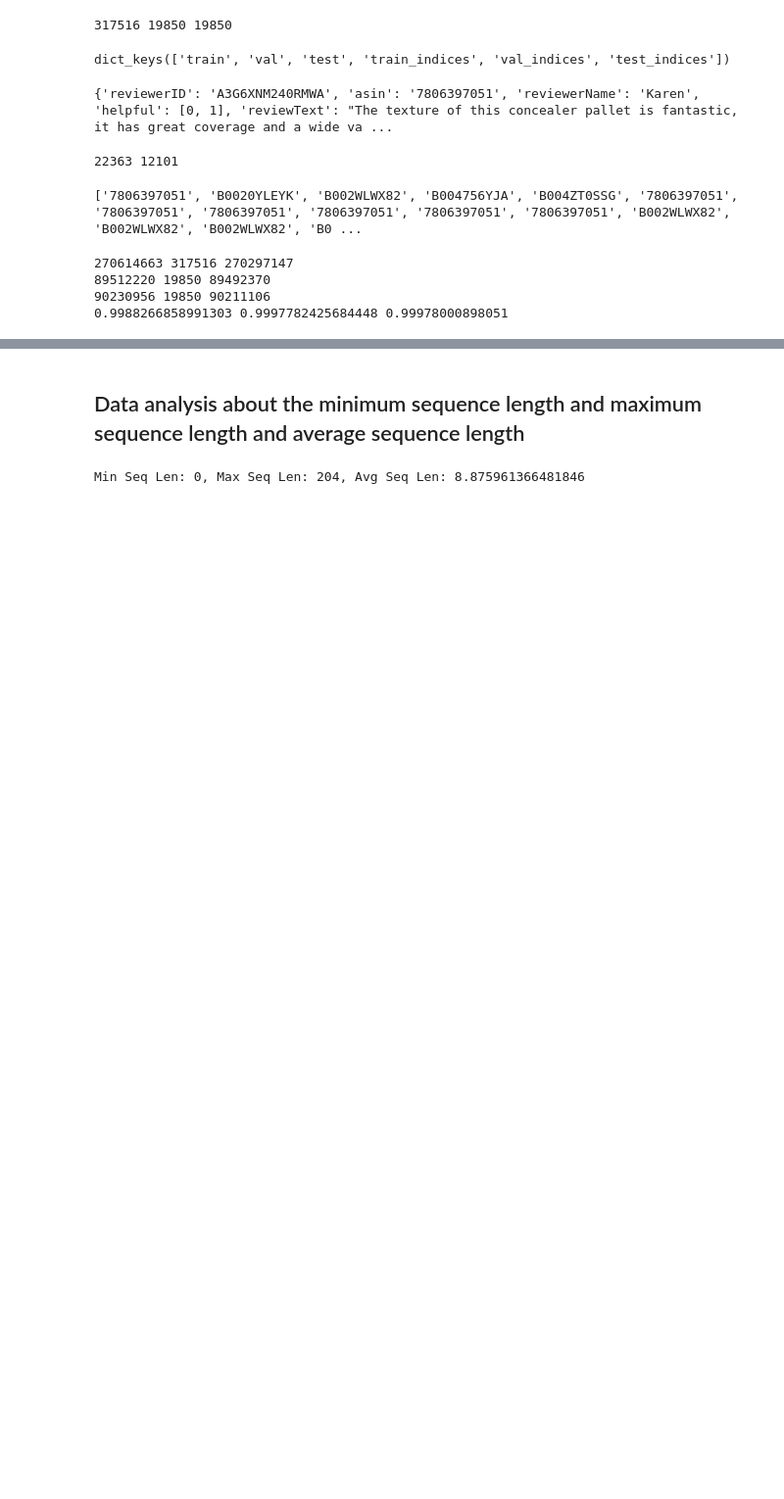
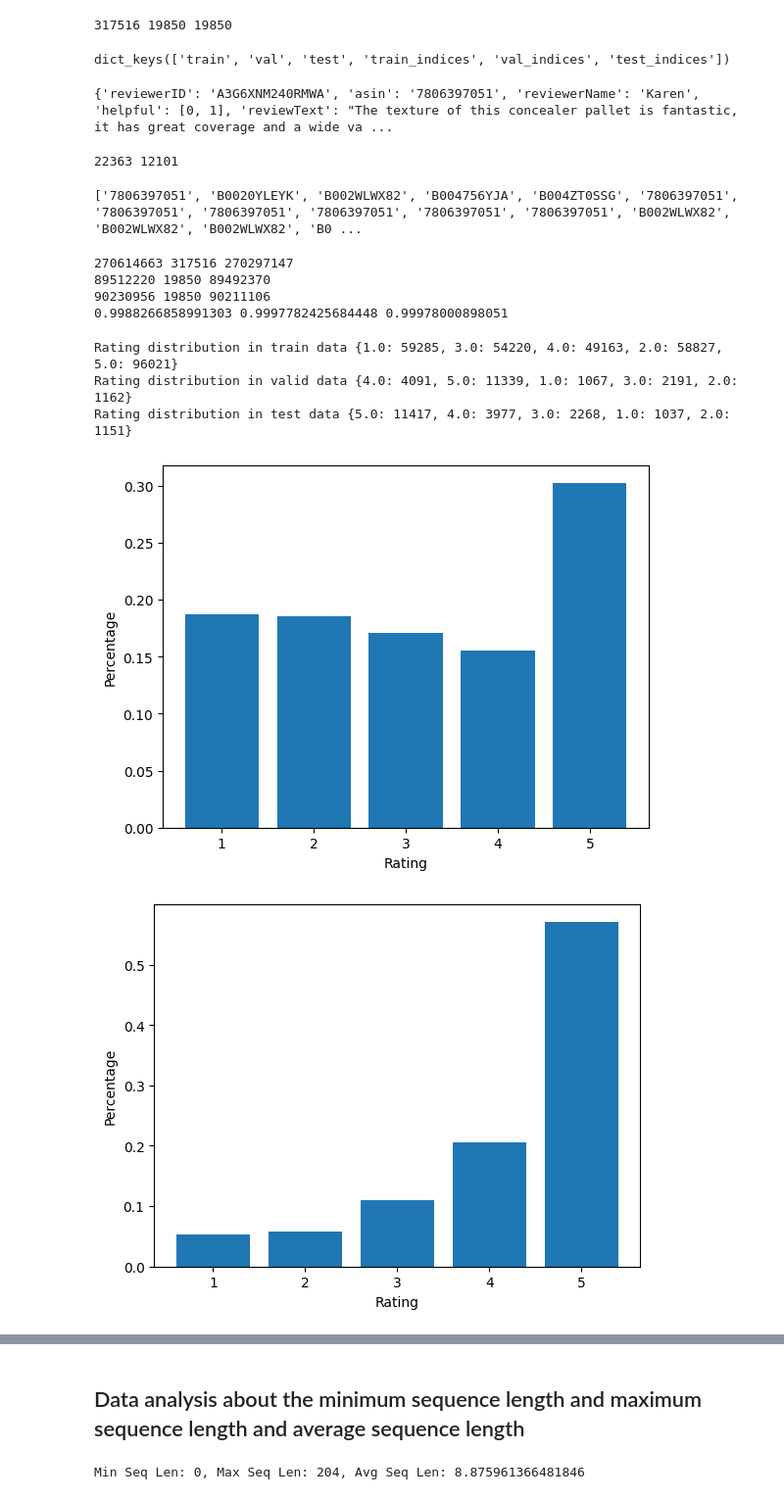
Before and after one commit to alokamgnaneswarasai/P5-finetuning, a Jupyter notebook: P5/notebooks/data/data-analysis.ipynb, the cells around one changed output, grey strips where cells are left out. Shown at 98% size. Cells and saved outputs as stored; diff of their text form; code cells hidden in the pictures; blank space fills up the shorter version.

```diff
--- a/P5/notebooks/data/data-analysis.ipynb
+++ b/P5/notebooks/data/data-analysis.ipynb
@@ -109,3 +109,45 @@ print(sparsity_train,sparsity_valid,sparsity_test)
 89512220 19850 89492370
 90230956 19850 90211106
 0.9988266858991303 0.9997782425684448 0.99978000898051
+# %%
+# Now i wanthe distribution of ratings in the train data
+
+def rating_distribution(data):
+    rating_dist = {}
+    for d in data:
+        rating = d['overall']
+        if rating not in rating_dist:
+            rating_dist[rating] = 0
+        rating_dist[rating] += 1
+    return rating_dist
+
+rating_dist_train = rating_distribution(train_data)
+rating_dist_valid = rating_distribution(valid_data)
+rating_dist_test = rating_distribution(test_data)
+
+print(f"Rating distribution in train data {rating_dist_train}")
+print(f"Rating distribution in valid data {rating_dist_valid}")
+print(f"Rating distribution in test data {rating_dist_test}")
+
+# I want the histogram plot and in plot i wnat to see the percentage of each rating in the data in that corresponding rating and name the x axis as rating and y axis as percentage
+
+import matplotlib.pyplot as plt
+
+def plot_histogram(rating_dist):
+    total_ratings = sum(rating_dist.values())
+    x = list(rating_dist.keys())
+    y = [rating_dist[rating]/total_ratings for rating in x]
+    plt.bar(x,y)
+    plt.xlabel('Rating')
+    plt.ylabel('Percentage')
+    plt.show()
+
+plot_histogram(rating_dist_train)
+plot_histogram(rating_dist_valid)
+plot_histogram(rating_dist_test)
+# %% [output]
+Rating distribution in train data {1.0: 59285, 3.0: 54220, 4.0: 49163, 2.0: 58827, 5.0: 96021}
+Rating distribution in valid data {4.0: 4091, 5.0: 11339, 1.0: 1067, 3.0: 2191, 2.0: 1162}
+Rating distribution in test data {5.0: 11417, 4.0: 3977, 3.0: 2268, 1.0: 1037, 2.0: 1151}
+[figure, added]
+[figure, added]
```
Also changed, not shown: parts of 2 cells of this notebook, 4 other files.
